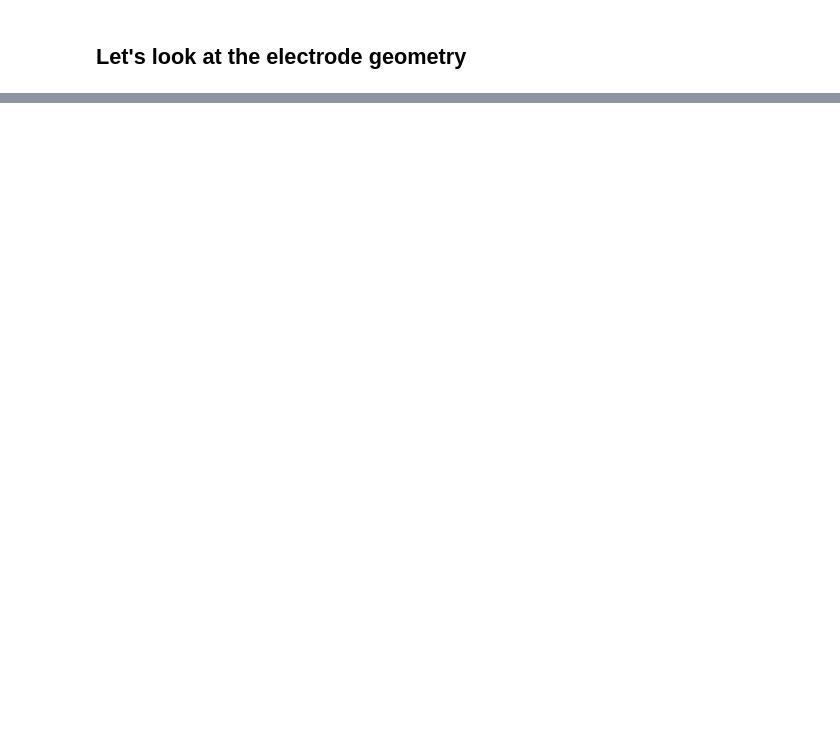
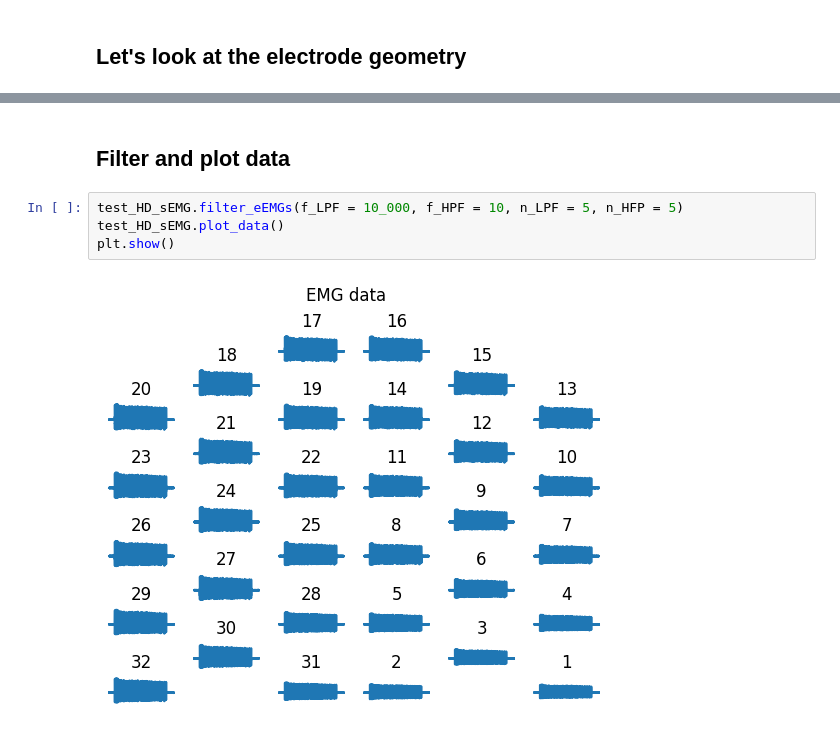
Before and after one commit to louisreg/NeuroTools, a Jupyter notebook: examples/emg/emg_array.ipynb, the cells around one changed output, grey strips where cells are left out. Cells and saved outputs as stored; diff of their text form; blank space fills up the shorter version.

```diff
--- a/examples/emg/emg_array.ipynb
+++ b/examples/emg/emg_array.ipynb
@@ -19,0 +52,8 @@ fig.tight_layout()
+# %% [markdown]
+## Filter and plot data
+# %%
+test_HD_sEMG.filter_eEMGs(f_LPF = 10_000, f_HPF = 10, n_LPF = 5, n_HFP = 5)
+test_HD_sEMG.plot_data()
+plt.show()
+# %% [output]
+[figure, added]
```
Also changed, not shown: parts of 13 cells of this notebook, 50 other files.
